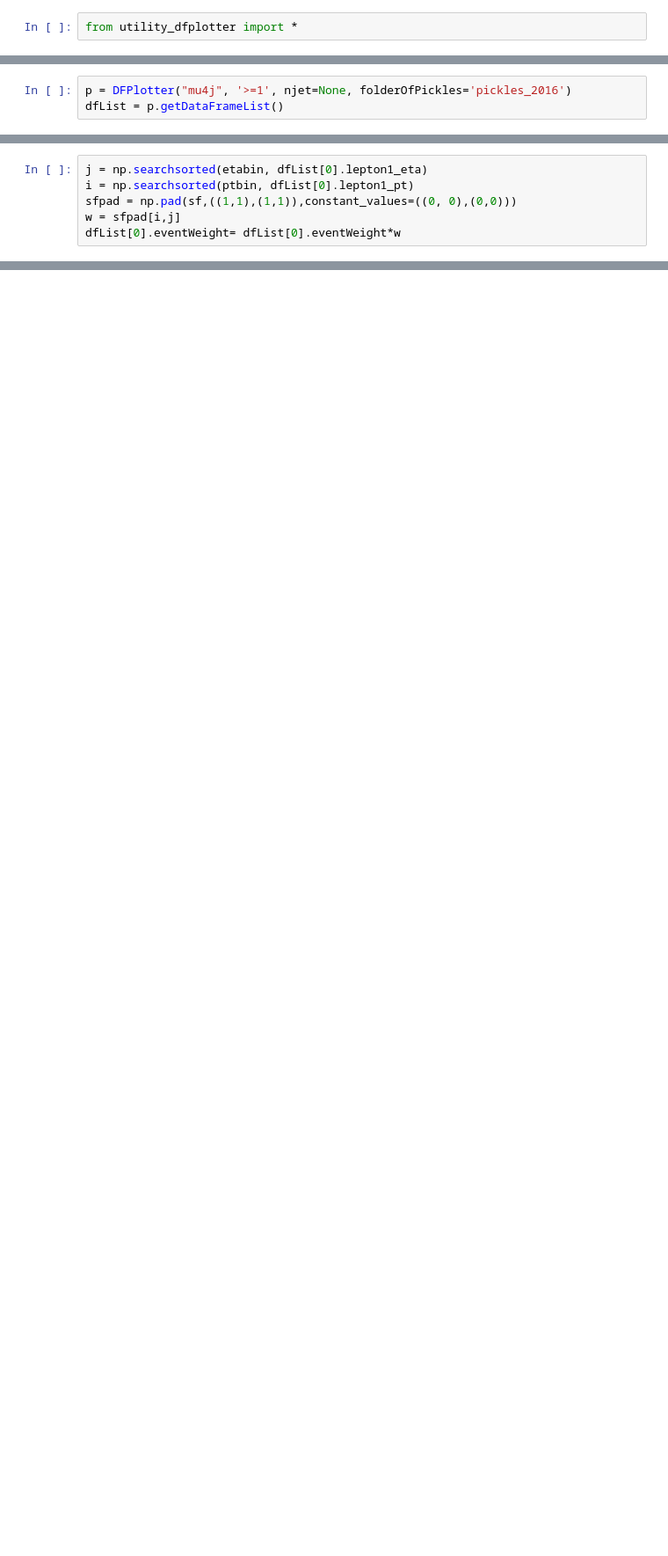
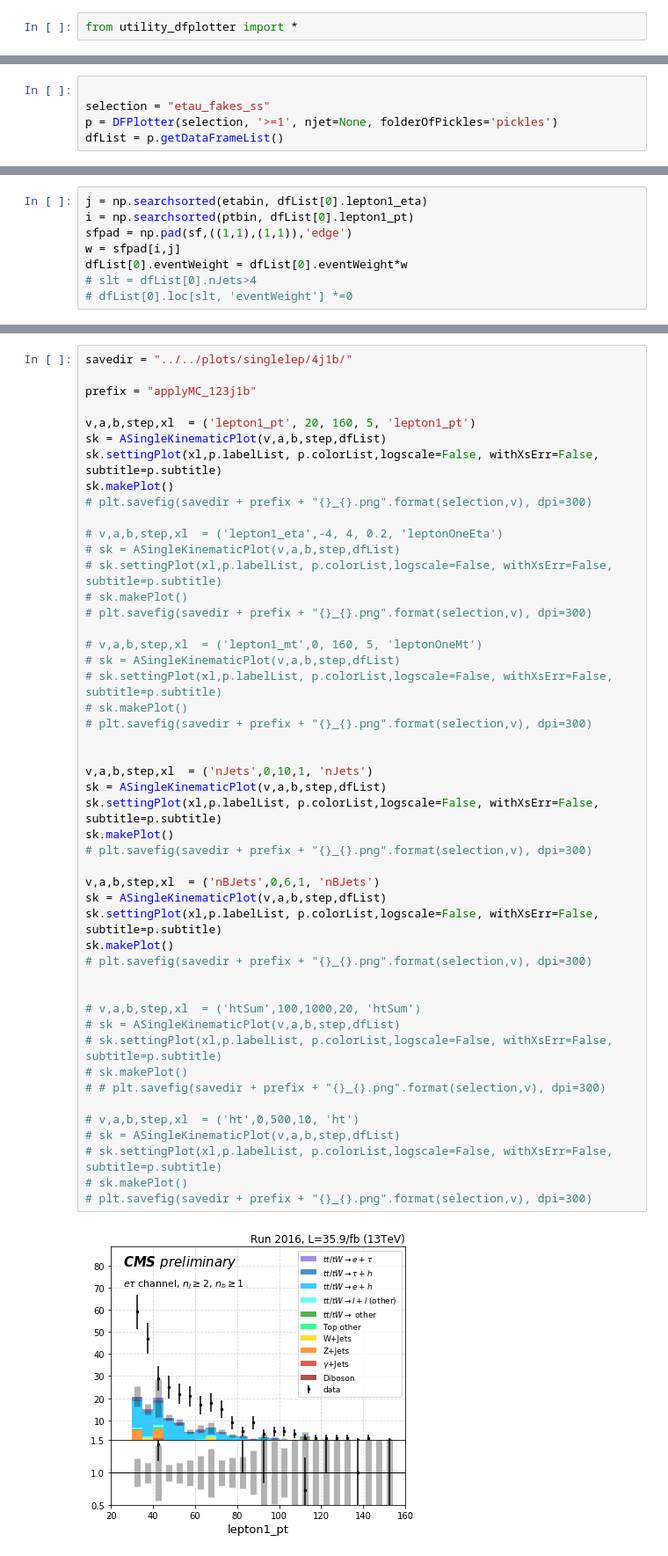
Before and after one commit to ZihengChen/WBranchingFaction, a Jupyter notebook: notebooks/studies/qcdSF_apply.ipynb, the cells around one changed output, grey strips where cells are left out. Shown at 88% size. Drawn from its saved outputs; the diff is of its cells as text; blank space fills up the shorter version.

```diff
--- a/notebooks/studies/qcdSF_apply.ipynb
+++ b/notebooks/studies/qcdSF_apply.ipynb
@@ -57,4 +56,6 @@ from utility_dfplotter import *
 # %%
-p = DFPlotter("mu4j", '>=1', njet=None, folderOfPickles='pickles_2016')
+
+selection = "etau_fakes_ss"
+p = DFPlotter(selection, '>=1', njet=None, folderOfPickles='pickles')
 dfList = p.getDataFrameList()
 # %% [output]
@@ -77,6 +70,8 @@ dfList = p.getDataFrameList()
 # %%
 j = np.searchsorted(etabin, dfList[0].lepton1_eta)
 i = np.searchsorted(ptbin, dfList[0].lepton1_pt)
-sfpad = np.pad(sf,((1,1),(1,1)),constant_values=((0, 0),(0,0)))
+sfpad = np.pad(sf,((1,1),(1,1)),'edge')
 w = sfpad[i,j]
-dfList[0].eventWeight= dfList[0].eventWeight*w
+dfList[0].eventWeight = dfList[0].eventWeight*w
+# slt = dfList[0].nJets>4
+# dfList[0].loc[slt, 'eventWeight'] *=0
@@ -150,0 +80,50 @@ array([[3.40331103, 2.97760111, 2.66911964, 2.15705421, 1.82285794,
+# %%
+savedir = "../../plots/singlelep/4j1b/"
+
+prefix = "applyMC_123j1b"
+
+v,a,b,step,xl  = ('lepton1_pt', 20, 160, 5, 'lepton1_pt')
+sk = ASingleKinematicPlot(v,a,b,step,dfList)
+sk.settingPlot(xl,p.labelList, p.colorList,logscale=False, withXsErr=False, subtitle=p.subtitle)
+sk.makePlot()
+# plt.savefig(savedir + prefix + "{}_{}.png".format(selection,v), dpi=300)
+
+# v,a,b,step,xl  = ('lepton1_eta',-4, 4, 0.2, 'leptonOneEta')
+# sk = ASingleKinematicPlot(v,a,b,step,dfList)
+# sk.settingPlot(xl,p.labelList, p.colorList,logscale=False, withXsErr=False, subtitle=p.subtitle)
+# sk.makePlot()
+# plt.savefig(savedir + prefix + "{}_{}.png".format(selection,v), dpi=300)
+
+# v,a,b,step,xl  = ('lepton1_mt',0, 160, 5, 'leptonOneMt')
+# sk = ASingleKinematicPlot(v,a,b,step,dfList)
+# sk.settingPlot(xl,p.labelList, p.colorList,logscale=False, withXsErr=False, subtitle=p.subtitle)
+# sk.makePlot()
+# plt.savefig(savedir + prefix + "{}_{}.png".format(selection,v), dpi=300)
+
+
+v,a,b,step,xl  = ('nJets',0,10,1, 'nJets')
+sk = ASingleKinematicPlot(v,a,b,step,dfList)
+sk.settingPlot(xl,p.labelList, p.colorList,logscale=False, withXsErr=False, subtitle=p.subtitle)
+sk.makePlot()
+# plt.savefig(savedir + prefix + "{}_{}.png".format(selection,v), dpi=300)
+
+v,a,b,step,xl  = ('nBJets',0,6,1, 'nBJets')
+sk = ASingleKinematicPlot(v,a,b,step,dfList)
+sk.settingPlot(xl,p.labelList, p.colorList,logscale=False, withXsErr=False, subtitle=p.subtitle)
+sk.makePlot()
+# plt.savefig(savedir + prefix + "{}_{}.png".format(selection,v), dpi=300)
+
+
+# v,a,b,step,xl  = ('htSum',100,1000,20, 'htSum')
+# sk = ASingleKinematicPlot(v,a,b,step,dfList)
+# sk.settingPlot(xl,p.labelList, p.colorList,logscale=False, withXsErr=False, subtitle=p.subtitle)
+# sk.makePlot()
+# # plt.savefig(savedir + prefix + "{}_{}.png".format(selection,v), dpi=300)
+
+# v,a,b,step,xl  = ('ht',0,500,10, 'ht')
+# sk = ASingleKinematicPlot(v,a,b,step,dfList)
+# sk.settingPlot(xl,p.labelList, p.colorList,logscale=False, withXsErr=False, subtitle=p.subtitle)
+# sk.makePlot()
+# plt.savefig(savedir + prefix + "{}_{}.png".format(selection,v), dpi=300)
+# %% [output]
+[figure, added]
```
Also changed, not shown: parts of 18 cells of this notebook, 44 other files.
